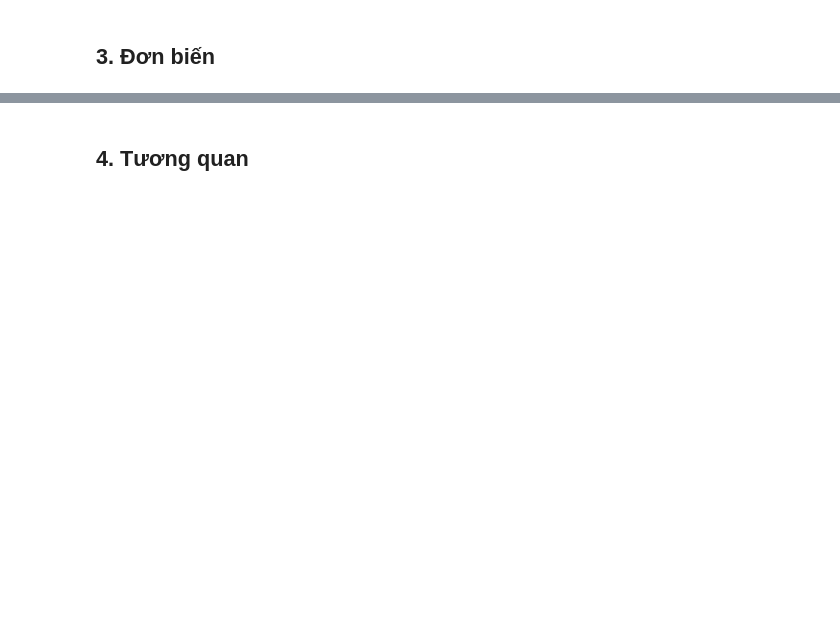
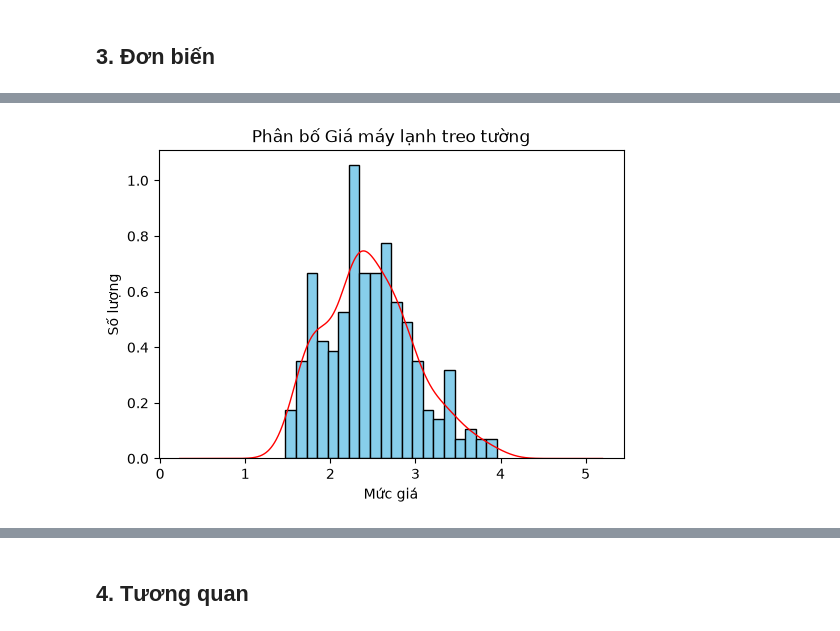
Before and after one commit to Thienan-max/DS111_DoAn, a Jupyter notebook: 02_eda.ipynb, the cells around one changed output, grey strips where cells are left out. Saved outputs shown, nothing was run; the diff lists cells and outputs as text; code cells hidden in the pictures; blank space fills up the shorter version.

```diff
--- a/02_eda.ipynb
+++ b/02_eda.ipynb
@@ -100,0 +166,14 @@ Index(['name', 'brand_name', 'thumbnail_url', 'primary_category_name',
+# %%
+df['log_price_trieu'] = np.log(df['price_trieu'])
+# %%
+ax = df['log_price_trieu'].plot(kind='kde', color='red', linewidth=1)
+df['log_price_trieu'].plot(kind='hist', bins=20,
+              color='skyblue',
+              edgecolor='black',
+              figsize=(6,4), ax = ax, density= True)
+plt.title('Phân bố Giá máy lạnh treo tường')
+plt.xlabel('Mức giá')
+plt.ylabel('Số lượng')
+plt.show()
+# %% [output]
+[figure, added]
```
Also changed, not shown: parts of 17 cells of this notebook.
